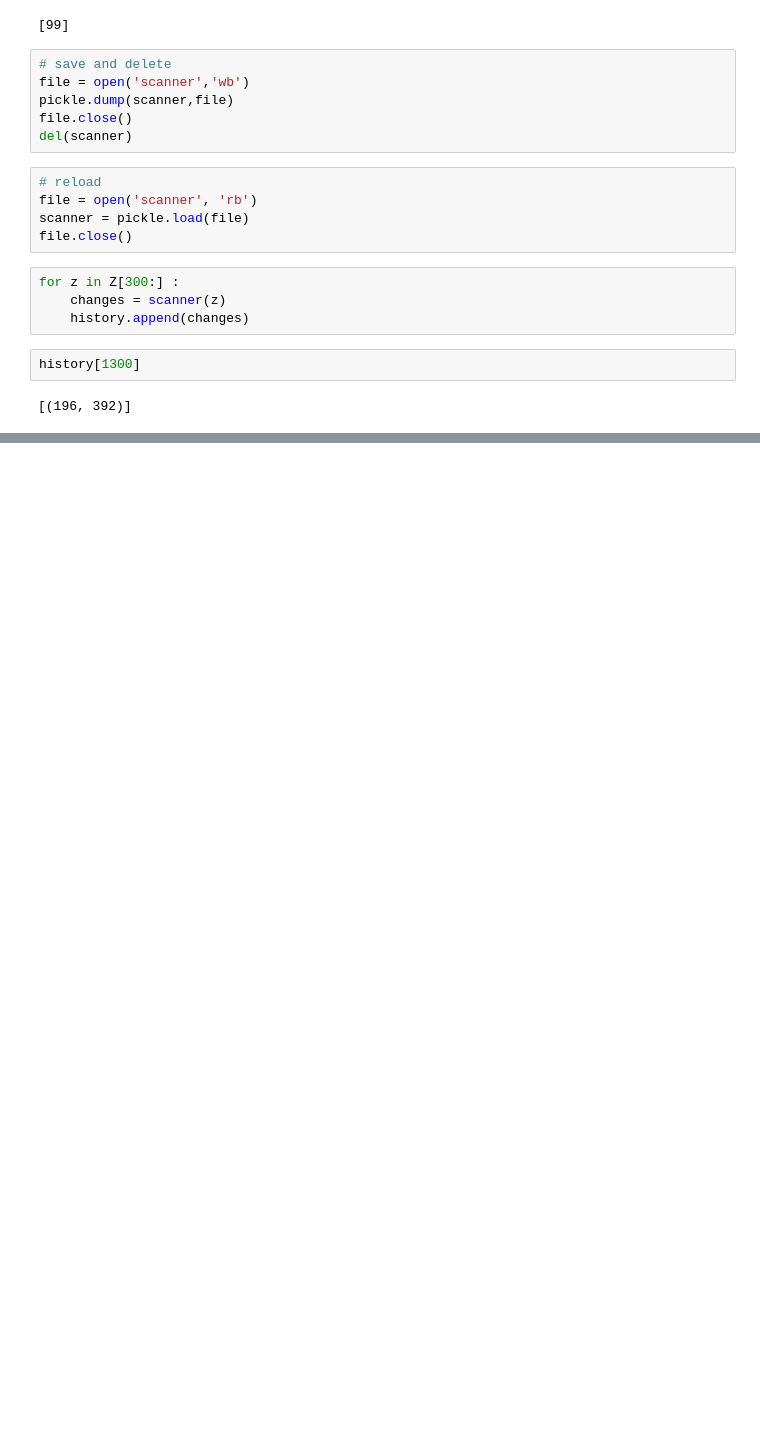
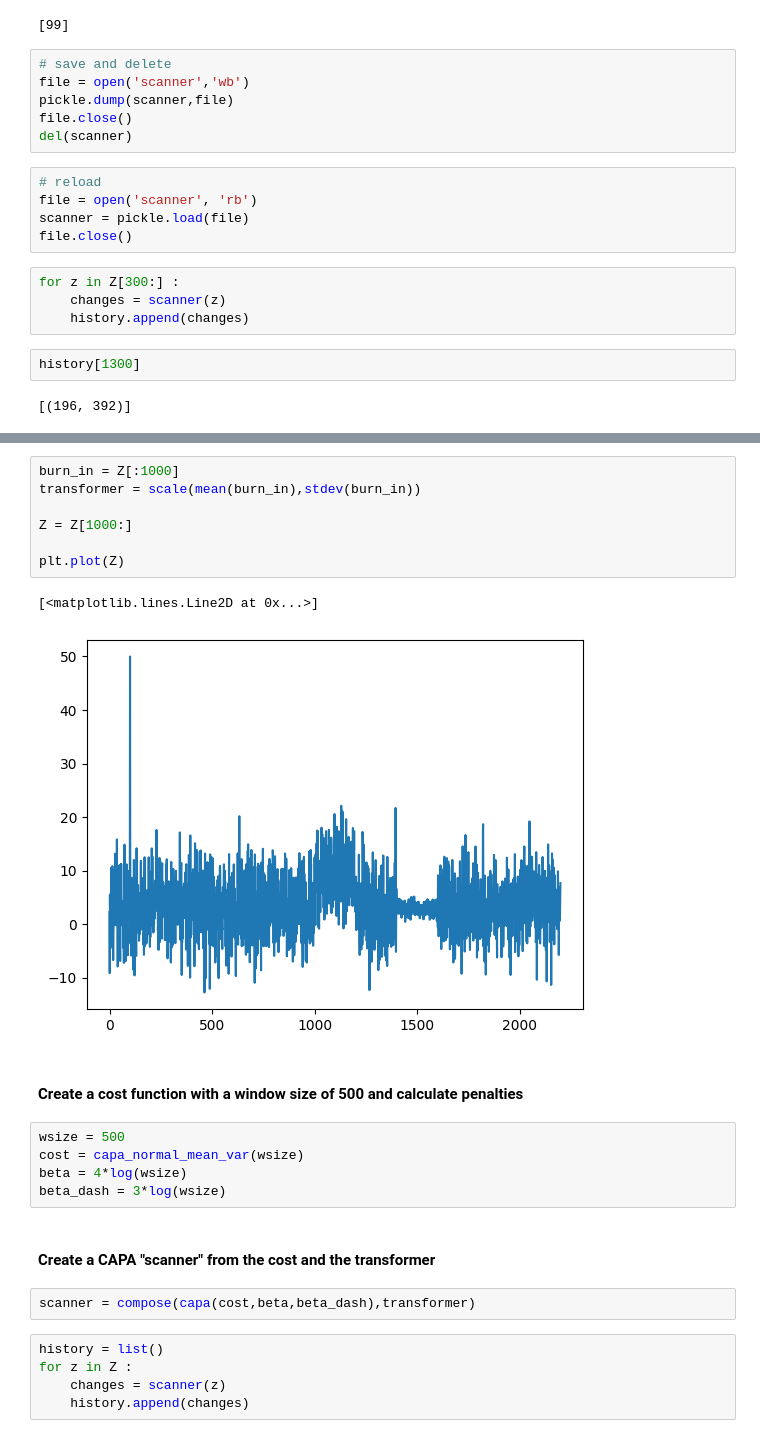
Before and after one commit to grosed/capa_online, a Jupyter notebook: notebooks/basic-usage.ipynb, the cells around one changed output, grey strips where cells are left out. Saved outputs shown, nothing was run; the diff lists cells and outputs as text; blank space fills up the shorter version.

```diff
--- a/notebooks/basic-usage.ipynb
+++ b/notebooks/basic-usage.ipynb
@@ -123,0 +169,26 @@ history[1300]
+# %%
+burn_in = Z[:1000]
+transformer = scale(mean(burn_in),stdev(burn_in))
+
+Z = Z[1000:]
+
+plt.plot(Z)
+# %% [output]
+[<matplotlib.lines.Line2D at 0x...>]
+[figure, added]
+# %% [markdown]
+#### Create a cost function with a window size of 500 and calculate penalties
+# %%
+wsize = 500
+cost = capa_normal_mean_var(wsize)
+beta = 4*log(wsize)
+beta_dash = 3*log(wsize)
+# %% [markdown]
+#### Create a CAPA "scanner" from the cost and the transformer
+# %%
+scanner = compose(capa(cost,beta,beta_dash),transformer)
+# %%
+history = list()
+for z in Z :
+    changes = scanner(z)
+    history.append(changes)
```
Also changed, not shown: parts of 8 cells of this notebook.
